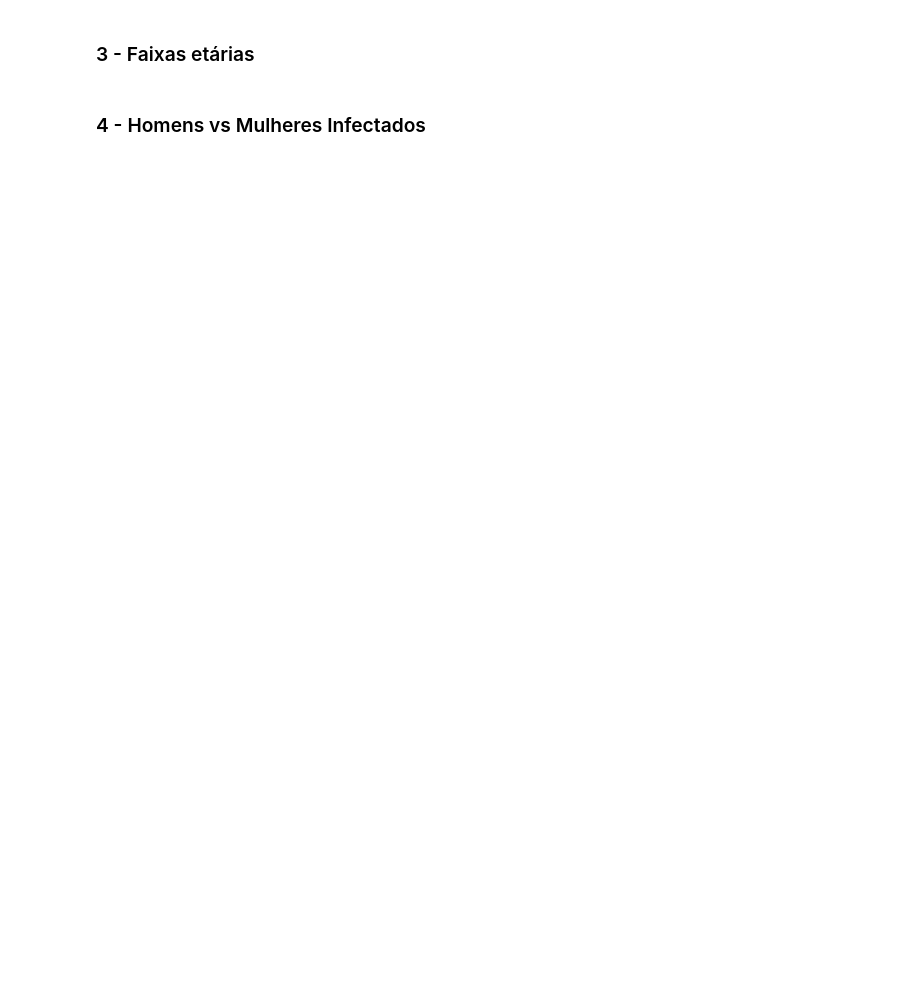
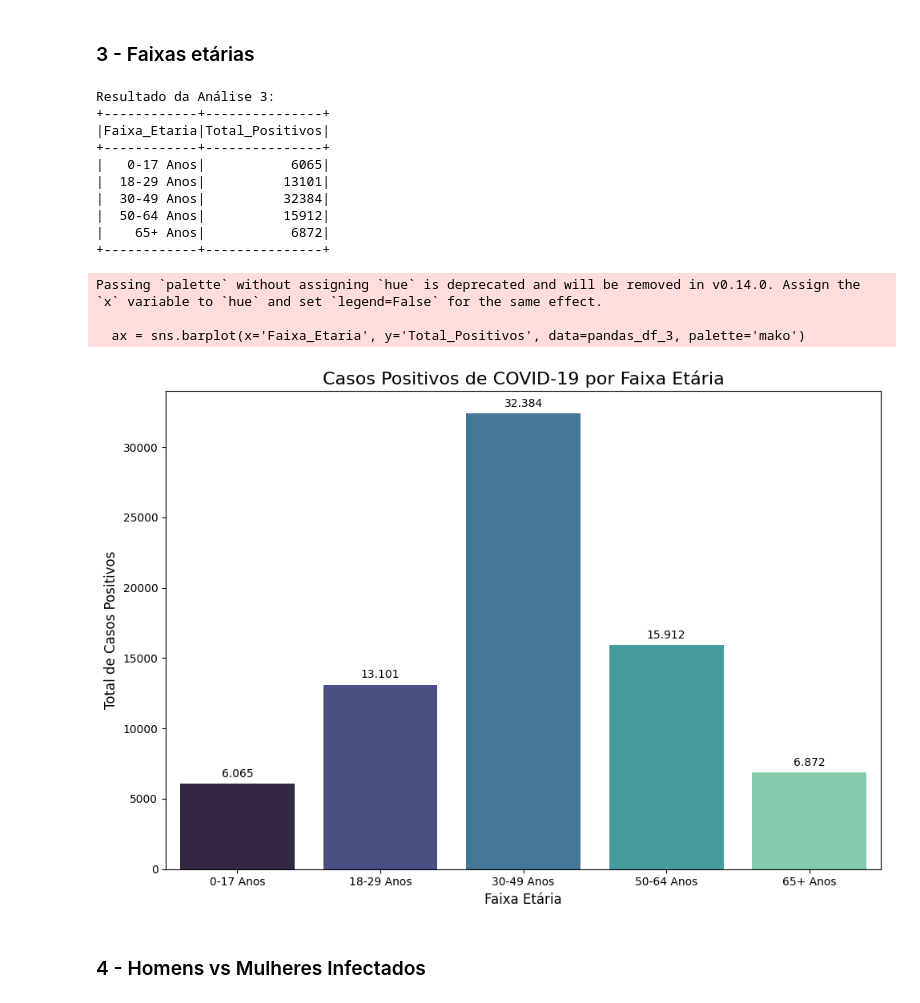
Before and after one commit to Alef2021/Tech_Challenge_Fase_3_Data_Analitycs, a Jupyter notebook: POS-TECHCHALLENGE-3.ipynb, the cells around one changed output. Saved outputs shown, nothing was run; the diff lists cells and outputs as text; code cells hidden in the pictures; blank space fills up the shorter version.

```diff
--- a/POS-TECHCHALLENGE-3.ipynb
+++ b/POS-TECHCHALLENGE-3.ipynb
@@ -407,4 +543,73 @@ NameError: name 'dfs_dados' is not defined
 # %% [markdown]
 ### 3 - Faixas etárias
+# %%
+# Análise 3: Casos positivos por faixa etária
+query3 = """
+    SELECT
+        CASE
+            WHEN PESS_IDADE_MORADOR <= 17 THEN '0-17 Anos'
+            WHEN PESS_IDADE_MORADOR BETWEEN 18 AND 29 THEN '18-29 Anos'
+            WHEN PESS_IDADE_MORADOR BETWEEN 30 AND 49 THEN '30-49 Anos'
+            WHEN PESS_IDADE_MORADOR BETWEEN 50 AND 64 THEN '50-64 Anos'
+            ELSE '65+ Anos'
+        END AS Faixa_Etaria,
+        COUNT(dp.CTRL_ID) AS Total_Positivos
+    FROM dados_pessoais dp
+    JOIN dados_teste_covid dtc ON dp.CTRL_ID = dtc.CTRL_ID
+    WHERE
+        dtc.TESTE_SWAB = 1 OR dtc.TESTE_SANGUE_DEDO = 1 OR dtc.TESTE_SANGUE_VEIA = 1
+    GROUP BY
+        Faixa_Etaria
+    ORDER BY
+        Faixa_Etaria
+"""
+analise3_df = spark.sql(query3)
+print("Resultado da Análise 3:")
+analise3_df.show()
+
+
+
+
+pandas_df_3 = analise3_df.toPandas()
+
+
+plt.figure(figsize=(10, 7))
+ax = sns.barplot(x='Faixa_Etaria', y='Total_Positivos', data=pandas_df_3, palette='mako')
+
+
+plt.title('Casos Positivos de COVID-19 por Faixa Etária', fontsize=16)
+plt.xlabel('Faixa Etária', fontsize=12)
+plt.ylabel('Total de Casos Positivos', fontsize=12)
+
+
+for p in ax.patches:
+    ax.annotate(f"{int(p.get_height()):,}".replace(',', '.'),
+                (p.get_x() + p.get_width() / 2., p.get_height()),
+                ha='center', va='center',
+                xytext=(0, 9),
+                textcoords='offset points')
+
+
+plt.tight_layout()
+
+
+plt.savefig('grafico_casos_por_faixa_etaria.png', dpi=300)
+
+plt.show()
+# %% [output]
+Resultado da Análise 3:
++------------+---------------+
+|Faixa_Etaria|Total_Positivos|
++------------+---------------+
+|   0-17 Anos|           6065|
+|  18-29 Anos|          13101|
+|  30-49 Anos|          32384|
+|  50-64 Anos|          15912|
+|    65+ Anos|           6872|
++------------+---------------+
+Passing `palette` without assigning `hue` is deprecated and will be removed in v0.14.0. Assign the `x` variable to `hue` and set `legend=False` for the same effect.
+
+  ax = sns.barplot(x='Faixa_Etaria', y='Total_Positivos', data=pandas_df_3, palette='mako')
+[figure, added]
 # %% [markdown]
 ### 4 - Homens vs Mulheres Infectados
```
Also changed, not shown: parts of 17 cells of this notebook, 14 other files.
